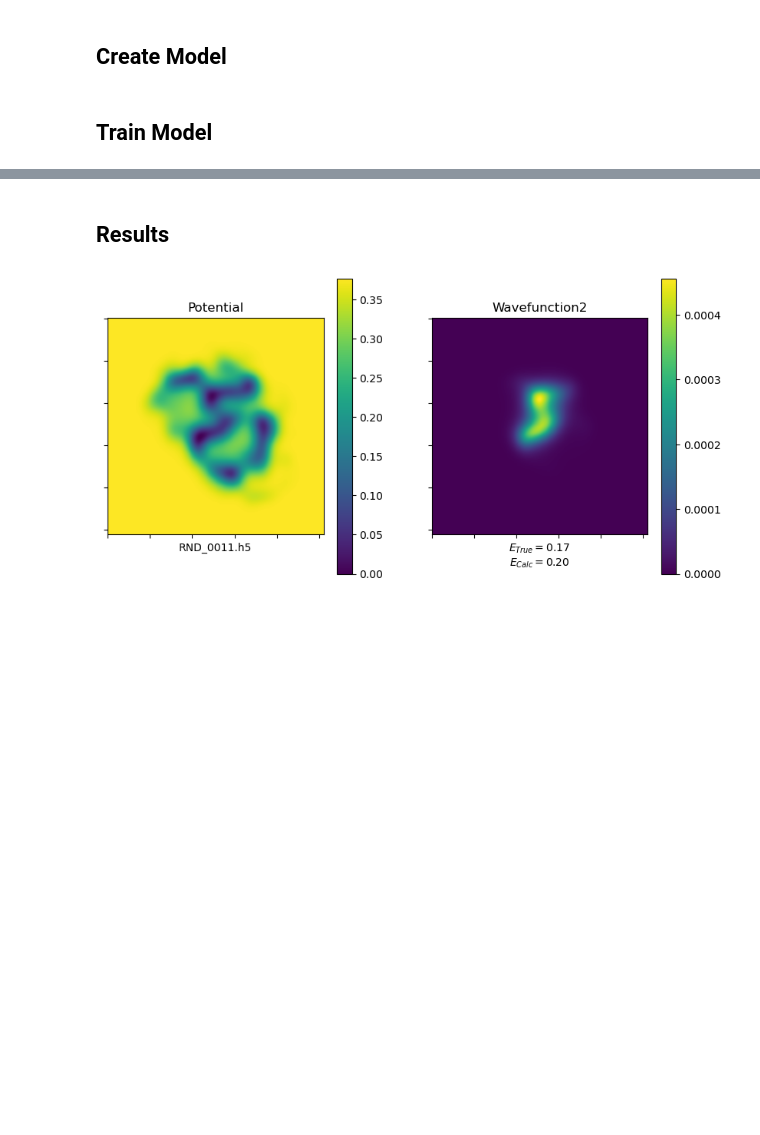
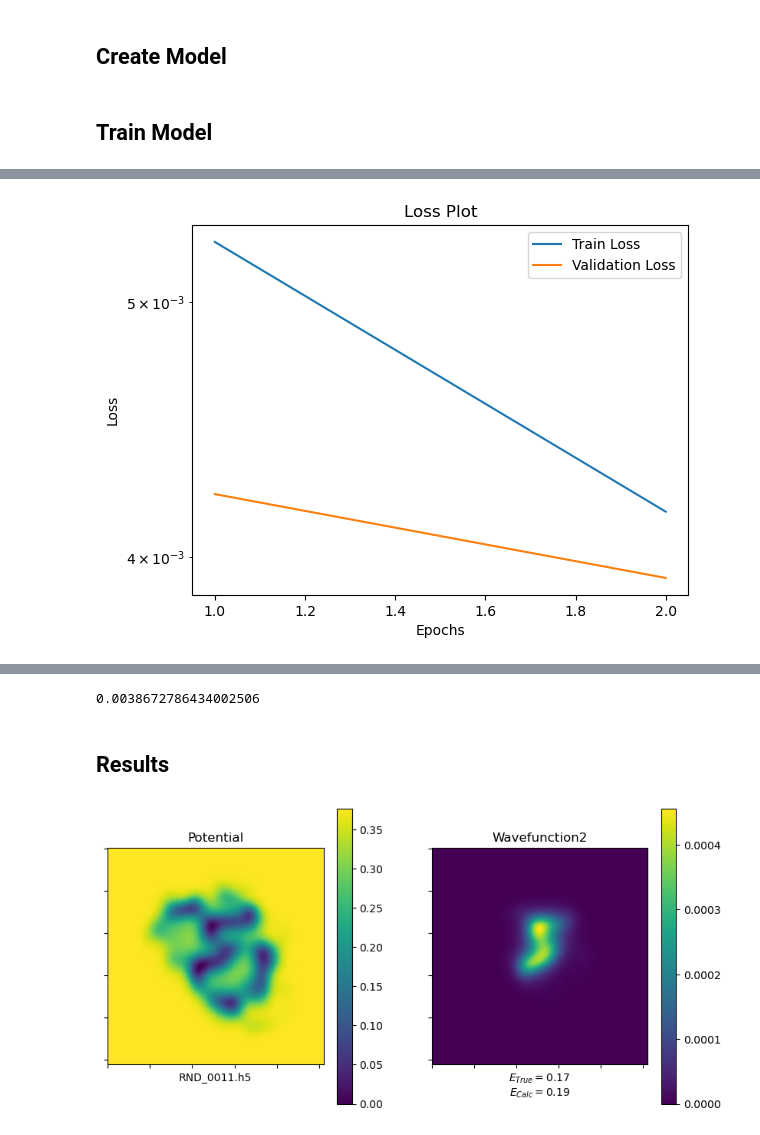
Before and after one commit to jonahmougoue/Quantum-ML-Models, a Jupyter notebook: Part1/predict_energy.ipynb, the cells around one changed output, grey strips where cells are left out. Cells and saved outputs as stored; diff of their text form; code cells hidden in the pictures; blank space fills up the shorter version.

Commit message:
Use print_img and plot_loss from HelperFunctions folder

```diff
--- a/Part1/predict_energy.ipynb
+++ b/Part1/predict_energy.ipynb
@@ -12,6 +12,6 @@ from Data.quantum_dataset import QuantumDataset
 
 torch.cuda.empty_cache()
 potential_type = 'all'
-dset = QuantumDataset(potential_type)
+dset = QuantumDataset(potential_type,memory=True)
 files = dset.get_files()
 # %% [output]
@@ -187,7 +93,7 @@ def energy_test(model:nn.Module,
                 dataloader:DataLoader,
                 loss_fn:nn.Module,
                 device:str,
-                validate:bool=False)->None:
+                validate:bool=False)->float:
     """
     Testing loop for the EnergyCNN
     :param model: Model used for testing
@@ -210,9 +116,11 @@ def energy_test(model:nn.Module,
         average_loss = sum(losses) / len(losses)
         test_type = 'Validation' if validate else 'Test'
         tqdm.write(f'{test_type} Loss: {average_loss}\n')
+    return average_loss
 # %%
+
 from torch.optim import Optimizer
-
+from HelperFunctions.plot_loss import plot_loss
 def energy_train(model:nn.Module,
                  epochs:int,
                  train_dataloader:DataLoader,
@@ -231,6 +139,8 @@ def energy_train(model:nn.Module,
     :param device: CPU or CUDA
     :return: None
     """
+    train_loss_change = []
+    test_loss_change = []
     for epoch in tqdm(range(epochs),unit='epochs',position=0):
         model.train()
         losses = []
@@ -245,11 +155,13 @@ def energy_train(model:nn.Module,
             optimizer.step()
 
         avg_loss = sum(losses) / len(losses)
-
+        val_loss = energy_test(model,validation_dataloader,loss_fn,device,validate=True)
+        train_loss_change.append(avg_loss)
+        test_loss_change.append(val_loss)
         tqdm.write(f'Epoch {epoch + 1}/{epochs}\nTrain Loss: {avg_loss}')
-
-        energy_test(model,validation_dataloader,loss_fn,device,validate=True)
+    plot_loss(train_loss_change,len(range(epochs)),test_loss_change,label1='Train Loss',label2='Validation Loss')
 # %%
+from energy_CNN import EnergyCNN
 device = 'cuda' if torch.cuda.is_available() else 'cpu'
 
 model = EnergyCNN(cnn_channels=((64,3,2,1),
@@ -260,7 +172,7 @@ model = EnergyCNN(cnn_channels=((64,3,2,1),
                   ).to(device)
 
 optimizer = torch.optim.SGD(model.parameters(), lr=0.01)
-loss_fn = nn.MSELoss()
+loss_fn = nn.L1Loss()
 
 epochs = 10
 energy_train(model,epochs,train_dataloader,validation_dataloader,optimizer,loss_fn,device)
@@ -273,0 +189 @@ Test Loss: 0.004258828282470818
+[figure, added]
@@ -274,3 +191,4 @@ Test Loss: 0.004258828282470818
+0.0038672786434002506
 # %% [markdown]
 ## Results
 # %%
```
Also changed, not shown: parts of 7 cells of this notebook.
